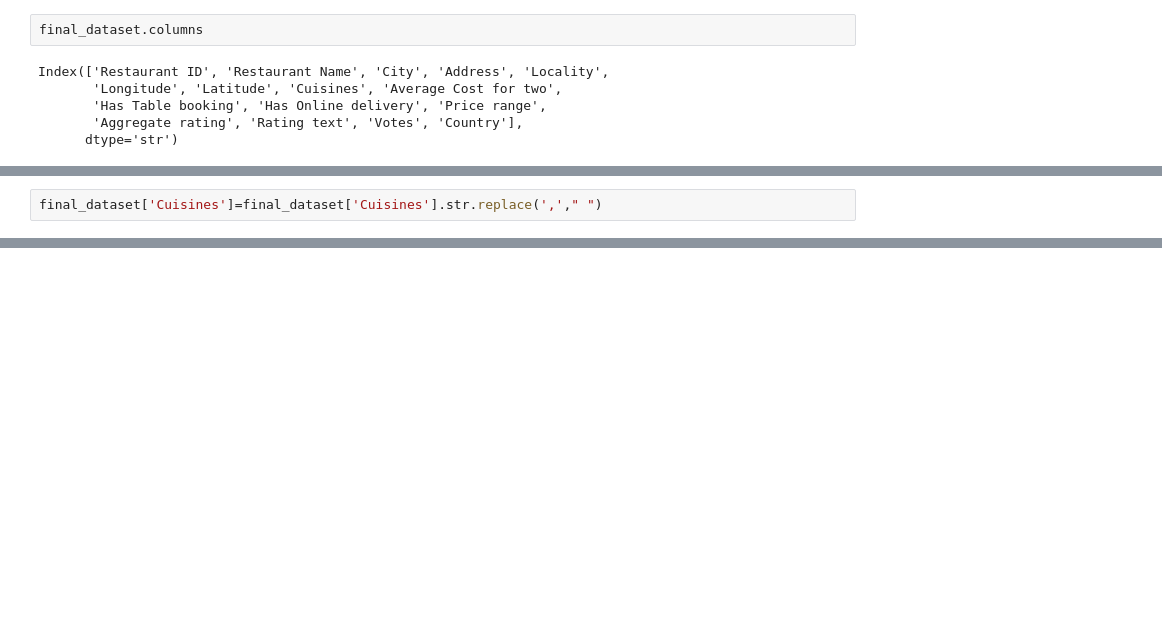
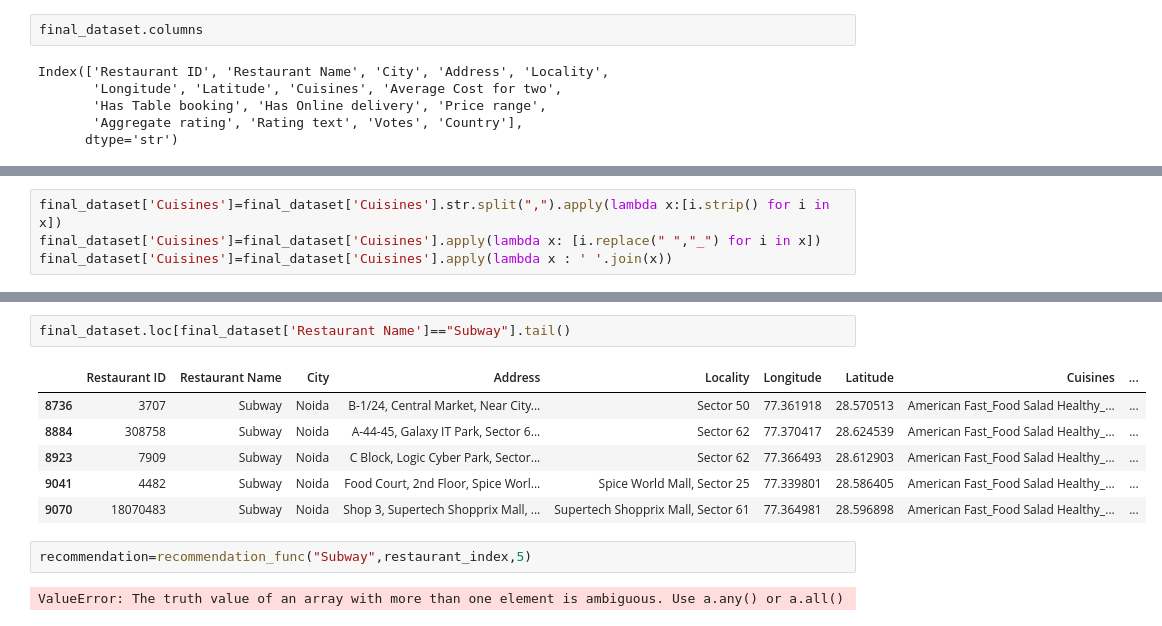
Before and after one commit to vansh-076/Zomato-Recommendation-system, a Jupyter notebook: Recommendation_system.ipynb, the cells around one changed output, grey strips where cells are left out. Cells and saved outputs as stored; diff of their text form; blank space fills up the shorter version.

```diff
--- a/Recommendation_system.ipynb
+++ b/Recommendation_system.ipynb
@@ -75,2 +82,0 @@ final_dataset.head()
-# %%
-final_dataset['Cuisines']=final_dataset['Cuisines'].str.replace(','," ")
@@ -94,0 +83,4 @@ final_dataset.sample(2)
+# %%
+final_dataset['Cuisines']=final_dataset['Cuisines'].str.split(",").apply(lambda x:[i.strip() for i in x])
+final_dataset['Cuisines']=final_dataset['Cuisines'].apply(lambda x: [i.replace(" ","_") for i in x])
+final_dataset['Cuisines']=final_dataset['Cuisines'].apply(lambda x : ' '.join(x))
@@ -162,0 +128,13 @@ recommend
+# %%
+final_dataset.loc[final_dataset['Restaurant Name']=="Subway"].tail()
+# %% [output]
+|  | Restaurant ID | Restaurant Name | City | Address | Locality | Longitude | Latitude | Cuisines | ... |
+| 8736 | 3707 | Subway | Noida | B-1/24, Central Market, Near City... | Sector 50 | 77.361918 | 28.570513 | American Fast_Food Salad Healthy_... | ... |
+| 8884 | 308758 | Subway | Noida | A-44-45, Galaxy IT Park, Sector 6... | Sector 62 | 77.370417 | 28.624539 | American Fast_Food Salad Healthy_... | ... |
+| 8923 | 7909 | Subway | Noida | C Block, Logic Cyber Park, Sector... | Sector 62 | 77.366493 | 28.612903 | American Fast_Food Salad Healthy_... | ... |
+| 9041 | 4482 | Subway | Noida | Food Court, 2nd Floor, Spice Worl... | Spice World Mall, Sector 25 | 77.339801 | 28.586405 | American Fast_Food Salad Healthy_... | ... |
+| 9070 | 18070483 | Subway | Noida | Shop 3, Supertech Shopprix Mall, ... | Supertech Shopprix Mall, Sector 61 | 77.364981 | 28.596898 | American Fast_Food Salad Healthy_... | ... |
+# %%
+recommendation=recommendation_func("Subway",restaurant_index,5)
+# %% [output]
+ValueError: The truth value of an array with more than one element is ambiguous. Use a.any() or a.all()
```
Also changed, not shown: parts of 16 cells of this notebook.
